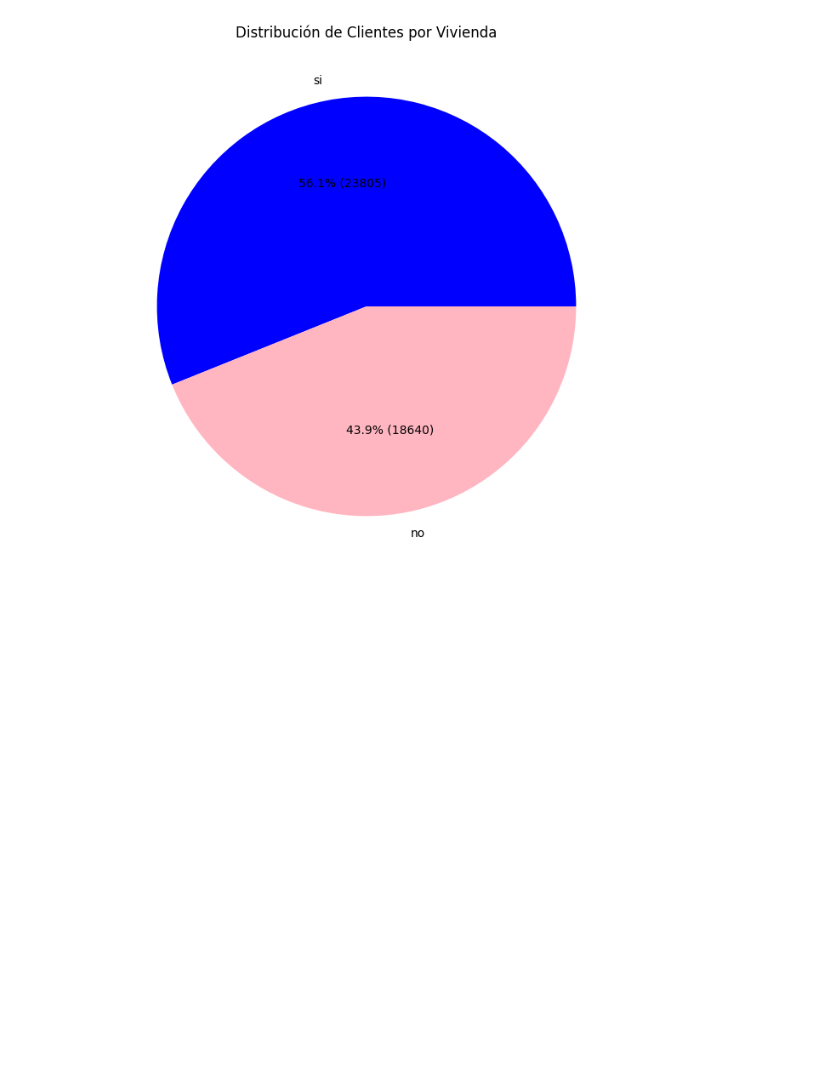
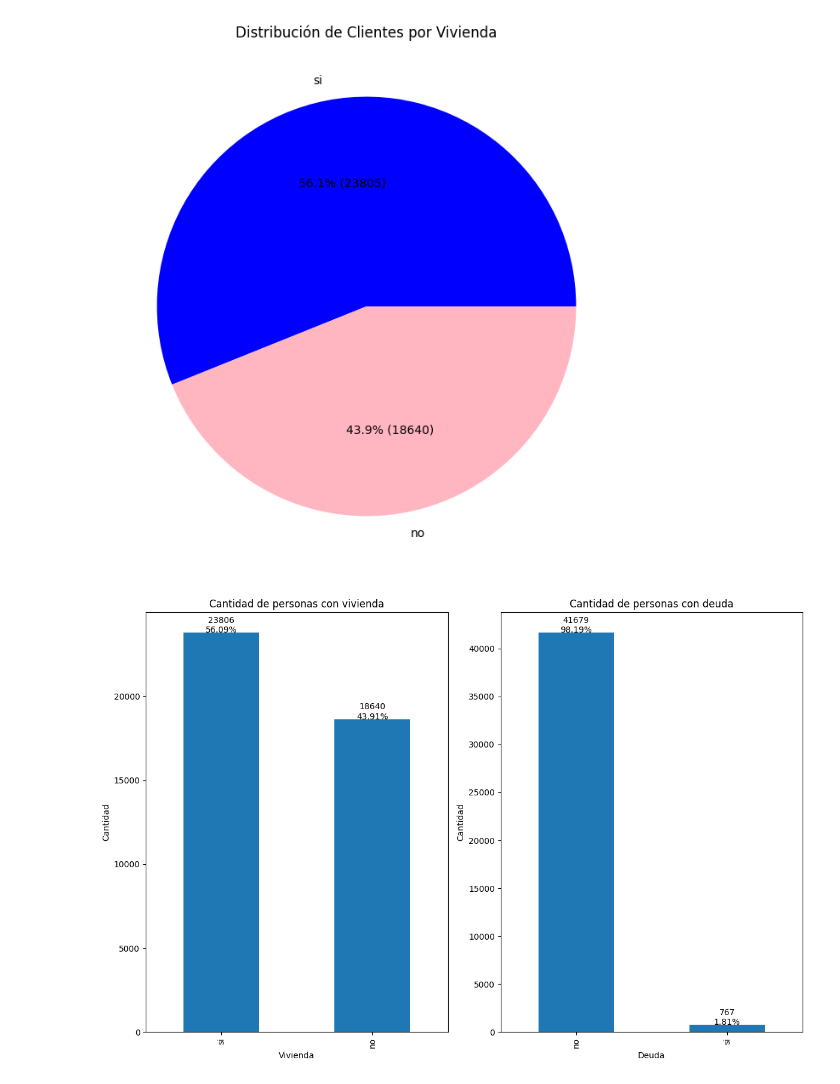
Before and after one commit to erxgli/Amacor_contexto_bancario, a Jupyter notebook: KLK.ipynb, the cells around one changed output. Saved outputs shown, nothing was run; the diff lists cells and outputs as text; code cells hidden in the pictures; blank space fills up the shorter version.

```diff
--- a/KLK.ipynb
+++ b/KLK.ipynb
@@ -359,3 +359,36 @@ plt.title('Distribución de Clientes por Vivienda')
 plt.show()
 # %% [output]
 [figure]
+# %%
+# Crea una figura y ejes
+fig, ax = plt.subplots(1, 2, figsize=(12, 8))
+
+# Gráfico para 'vivienda'
+counts_vivienda = df['vivienda'].value_counts()
+percentages_vivienda = counts_vivienda / len(df) * 100
+
+counts_vivienda.plot(kind='bar', ax=ax[0])
+for i, count in enumerate(counts_vivienda):
+    ax[0].text(i, count + 0.5, f'{count}\n{percentages_vivienda[i]:.2f}%', ha='center')
+
+ax[0].set_title('Cantidad de personas con vivienda')
+ax[0].set_xlabel('Vivienda')
+ax[0].set_ylabel('Cantidad')
+
+# Gráfico para 'deuda'
+counts_deuda = df['deuda'].value_counts()
+percentages_deuda = counts_deuda / len(df) * 100
+
+counts_deuda.plot(kind='bar', ax=ax[1])
+for i, count in enumerate(counts_deuda):
+    ax[1].text(i, count + 0.5, f'{count}\n{percentages_deuda[i]:.2f}%', ha='center')
+
+ax[1].set_title('Cantidad de personas con deuda')
+ax[1].set_xlabel('Deuda')
+ax[1].set_ylabel('Cantidad')
+
+# Muestra el gráfico
+plt.tight_layout()
+plt.show()
+# %% [output]
+[figure, added]
```
Also changed, not shown: parts of 2 cells of this notebook.
